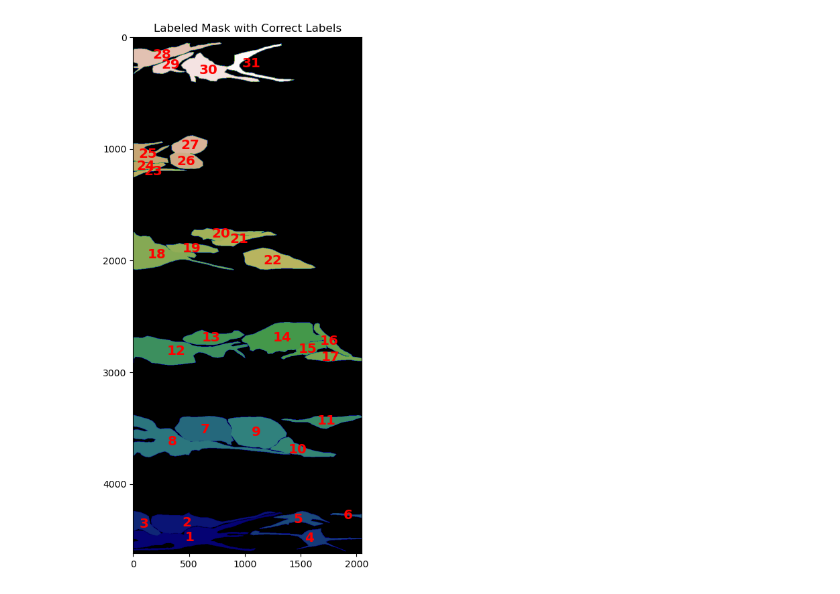
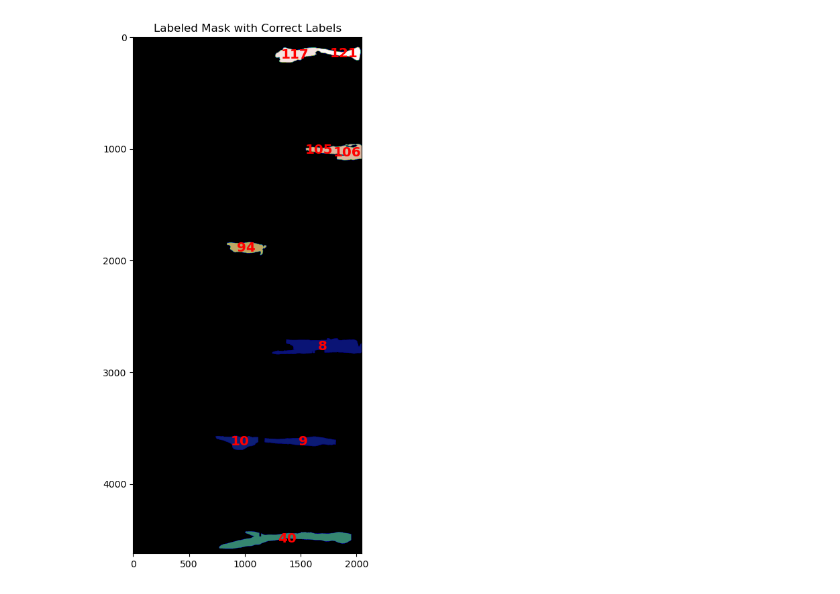
Before and after one commit to mina-mahbub/KIT-Sch-GE_Tracking, a Jupyter notebook: Cell_shape-morph.ipynb, the cells around one changed output. Drawn from its saved outputs; the diff is of its cells as text; code cells hidden in the pictures.

```diff
--- a/Cell_shape-morph.ipynb
+++ b/Cell_shape-morph.ipynb
@@ -96,8 +98,8 @@ def analyze_mask_with_shape_factors(frame, mask_path_template, size_threshold=10
     plt.show()
 
 # Example usage
-frame = 55
+frame = 65
 # mask_path_template = "/path/to/mask_{frame:04d}.tif"  # Update the path
-mask_path_template = "/home/MinaHossain/DMNet_Rina/training_codes/Data/train/Cell-Data-P2/02_GT/SEG/man_seg{frame:04d}.tif"
+mask_path_template = "/data/MinaHossain/Cell_Data/Fall-2024/Track_Result/HP4_TRA/mask{frame:04d}.tif"
 analyze_mask_with_shape_factors(frame, mask_path_template)
 # %% [output]
@@ -121 +117 @@ Labels in plot_labels function: [ 0  1  2  3  4  5  6  7  8  9 10 11 12 13 14 15
-[figure, old version]
+[figure, new version]
```
Also changed, not shown: parts of 4 cells of this notebook, 3 other files.
